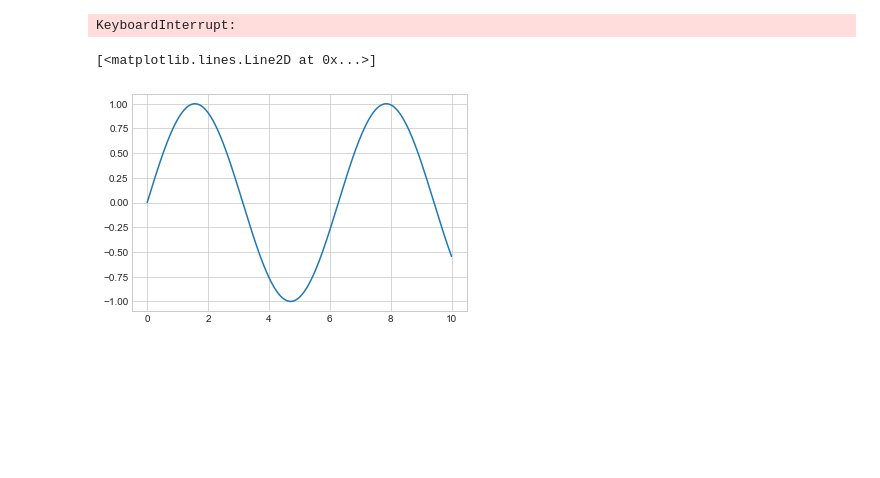
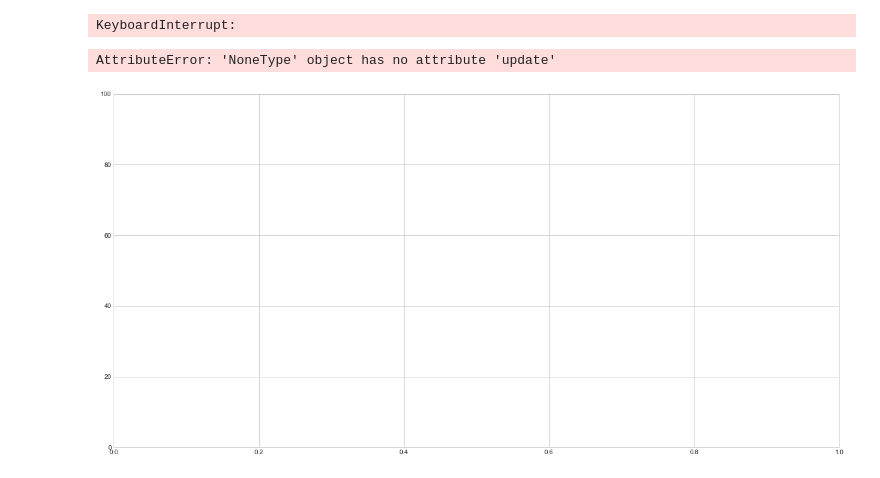
Before and after one commit to alditus/cs-521-project, a Jupyter notebook: source/CS-521-PROJECT/SNLP Final Coding.ipynb, the cells around one changed output. Drawn from its saved outputs; the diff is of its cells as text; code cells hidden in the pictures; blank space fills up the shorter version.

```diff
--- a/source/CS-521-PROJECT/SNLP Final Coding.ipynb
+++ b/source/CS-521-PROJECT/SNLP Final Coding.ipynb
@@ -1378,12 +1382,18 @@ KeyboardInterrupt:
 import matplotlib.pyplot as plt
 plt.style.use('seaborn-whitegrid')
 import numpy as np
-# %%
-fig = plt.figure()
-ax = plt.axes()
-x = np.linspace(0, 10, 1000)
-ax.plot(x, np.sin(x))
-ax.
-# %% [output]
-[<matplotlib.lines.Line2D at 0x...>]
-[figure, removed]
+# %%
+fig = plt.figure(figsize=(20,10))
+ax = plt.axes()
+x = np.arange(len(dummy_values))
+ax.set_ylim(0,100)
+plt.xticks()
+ax.plot(x, dummy_values)
+ax.plot(x, logistic_values)
+#ax.plot(x, svm_values)
+#ax.plot(x, extra_trees_values)
+#ax.plot(x, random_forest_values)
+#ax.plot(x, gradientboosting_values)
+# %% [output]
+AttributeError: 'NoneType' object has no attribute 'update'
+[figure, added]
```
Also changed, not shown: parts of 7 cells of this notebook.
